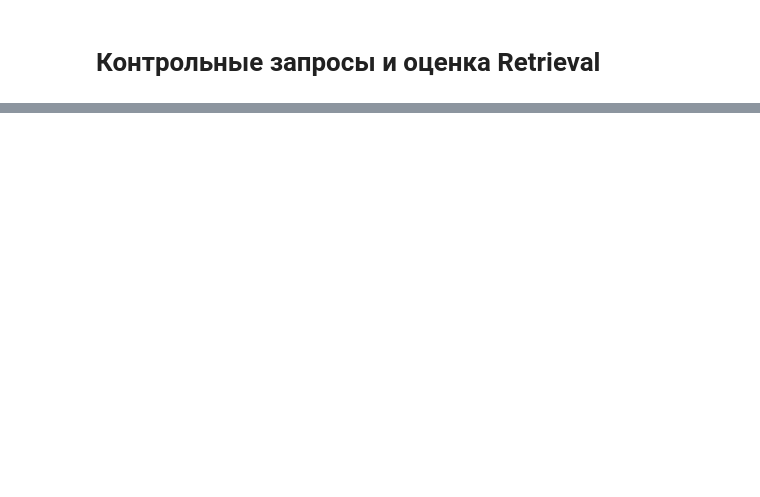
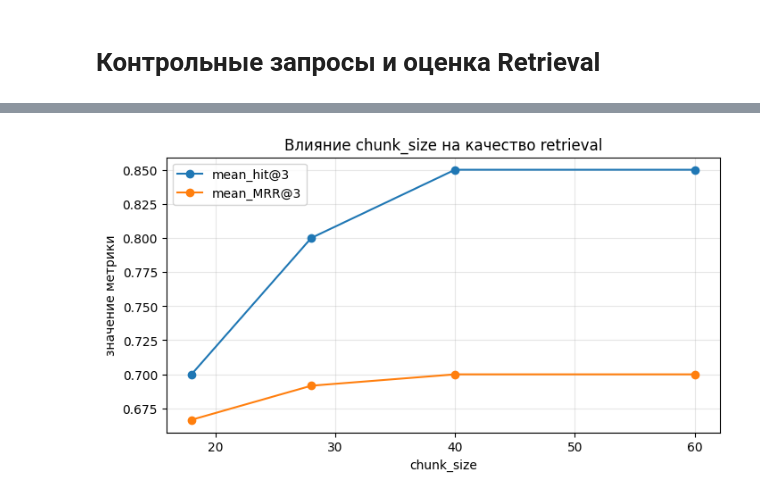
Before and after one commit to AwesomeIstok/aie-student-template, a Jupyter notebook: homeworks/HW14/HW14.ipynb, the cells around one changed output, grey strips where cells are left out. Drawn from its saved outputs; the diff is of its cells as text; code cells hidden in the pictures; blank space fills up the shorter version.

```diff
--- a/homeworks/HW14/HW14.ipynb
+++ b/homeworks/HW14/HW14.ipynb
@@ -584 +965,15 @@ hit@5 = 0.95
+# %%
+plot_df = chunk_experiments_df.sort_values("chunk_size").reset_index(drop=True)
+
+plt.figure(figsize=(8, 4))
+plt.plot(plot_df["chunk_size"], plot_df["mean_hit@3"], marker="o", label="mean_hit@3")
+plt.plot(plot_df["chunk_size"], plot_df["mean_MRR@3"], marker="o", label="mean_MRR@3")
+plt.xlabel("chunk_size")
+plt.ylabel("значение метрики")
+plt.title("Влияние chunk_size на качество retrieval")
+plt.legend()
+plt.grid(alpha=0.3)
+plt.show()
+# %% [output]
+[figure, added]
 # %%
```
Also changed, not shown: parts of 26 cells of this notebook, 4 other files.
